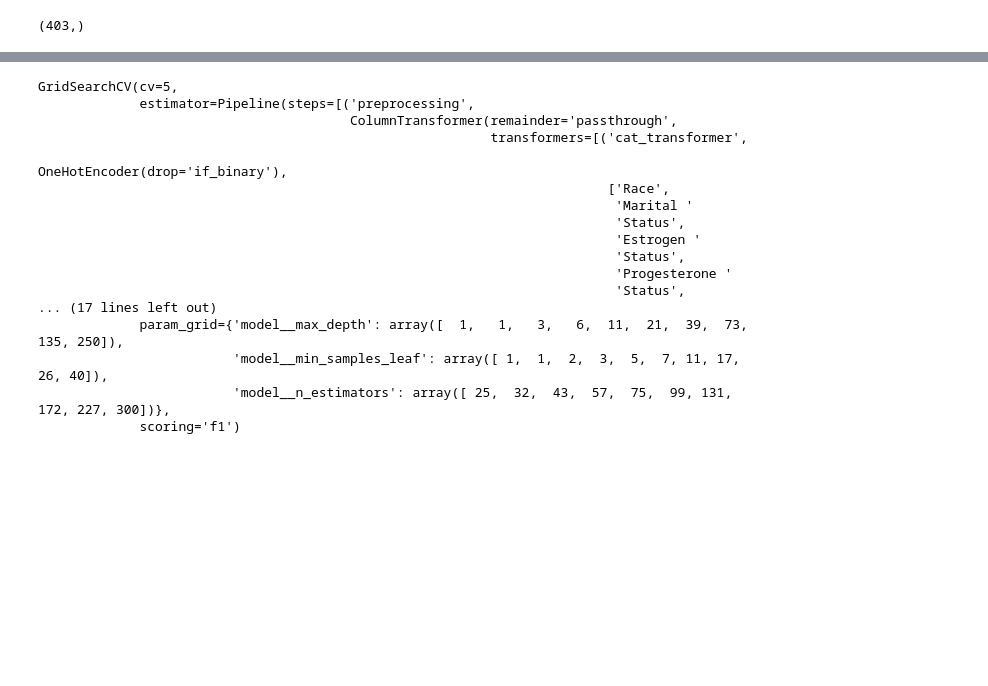
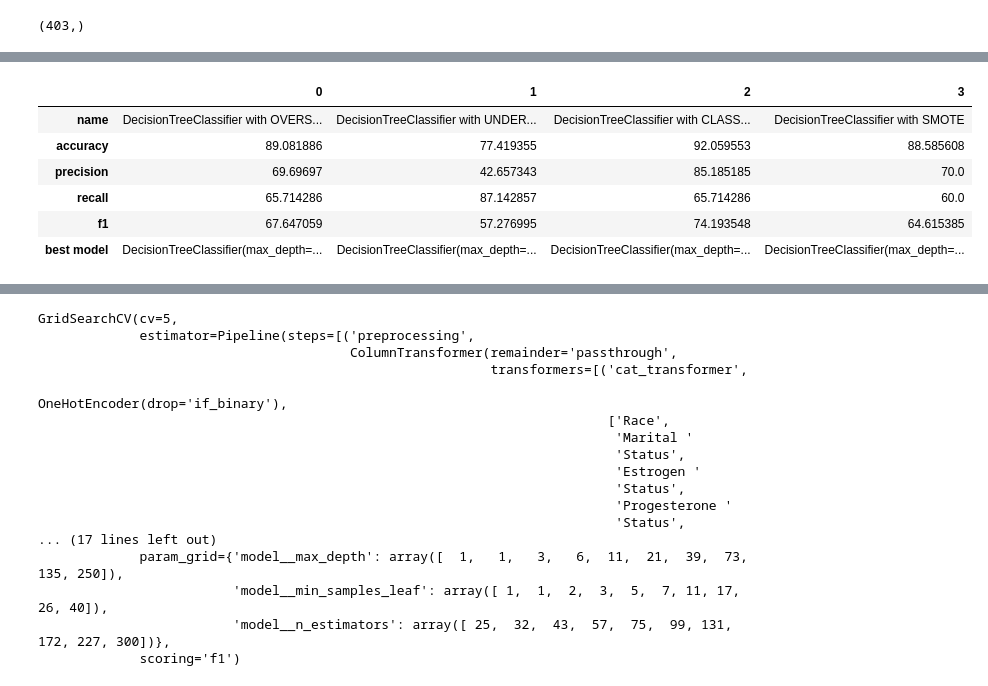
Before and after one commit to Kopy91/seer_breast_cancer, a Jupyter notebook: breast_cancer_ML.ipynb, the cells around one changed output, grey strips where cells are left out. Drawn from its saved outputs; the diff is of its cells as text; code cells hidden in the pictures; blank space fills up the shorter version.

```diff
--- a/breast_cancer_ML.ipynb
+++ b/breast_cancer_ML.ipynb
@@ -96,0 +103,81 @@ cat_cols.append('Estrogen_Progesteron_Status')
+# %%
+from imblearn.over_sampling import SMOTE, RandomOverSampler
+from imblearn.under_sampling import RandomUnderSampler
+from imblearn.pipeline import Pipeline
+from sklearn.tree import DecisionTreeClassifier # pipeline builder can handle
+
+#undersampler = RandomUnderSampler(random_state=42)
+#oversampler = RandomOverSampler(random_state=42)
+#smotesampler = SMOTE(random_state=42)
+
+#tree_clf = DecisionTreeClassifier(random_state=42)
+search_space = {'estimator__max_depth': range(2, 16, 2),
+                'estimator__class_weight': [None, 'balanced']}
+samplers = [('oversampling', RandomOverSampler(random_state=42)),
+            ('undersampling', RandomUnderSampler(random_state=42)),
+            ('class_weights', 'passthrough'),
+            ('smote', SMOTE(random_state=42))
+           ]
+sampling_results = []
+
+# go through every sampler
+for name, sampler in samplers:
+    # sampling
+    imb_pipe = Pipeline([('preprocessing', ColumnTransformer(transformers=[
+                            ('encoder', OneHotEncoder(sparse=False, handle_unknown='ignore'), cat_cols),
+                            ('ord_transformer', OrdinalEncoder(), ord_cols)
+                        ], remainder='passthrough')),
+                        ('sampler', sampler),
+                         ('estimator', DecisionTreeClassifier(random_state=42))
+                        ])
+
+    # gridsearch and CV
+    grid_tree = GridSearchCV(estimator=imb_pipe,
+                        param_grid=search_space,
+                        n_jobs=-1,
+                        cv=5,
+                        scoring='f1')
+
+    grid_tree.fit(features_train, target_train)
+
+    target_pred_tree = grid_tree.predict(features_test)
+
+    score = {'name': "DecisionTreeClassifier with " + name.upper(),
+          'accuracy': accuracy_score(target_test, target_pred_tree) * 100,
+          'precision': precision_score(target_test, target_pred_tree) * 100,
+          'recall': recall_score(target_test, target_pred_tree) * 100,
+          'f1': f1_score(target_test, target_pred_tree) * 100,
+            'best model': grid_tree.best_estimator_.named_steps['estimator']
+         }
+    sampling_results.append(score)
+pd.DataFrame(sampling_results).T
+    # evaluation
+   # model = grid.best_estimator_.named_steps['estimator']
+    #recall = recall_score(target_test, model.predict(features_test_resample))
+    #precision = precision_score(target_test, model.predict(features_test_resample))
+
+    # verbose
+   # print(name.upper())
+    #print(grid.scoring, 'on Validationset:', grid.best_score_ )
+    #print("precision :", precision)
+    #print("recall :", recall)
+    #print(model)
+    #print('#'*11)
+
+    # save
+   # scores = {'name': name,
+   #           'precision': precision,
+   #           'recall': recall,
+   #          }
+   # results.append(scores)
+
+# show results
+#pd.DataFrame(results)
+# %% [output]
+|  | 0 | 1 | 2 | 3 |
+| name | DecisionTreeClassifier with OVERS... | DecisionTreeClassifier with UNDER... | DecisionTreeClassifier with CLASS... | DecisionTreeClassifier with SMOTE |
+| accuracy | 89.081886 | 77.419355 | 92.059553 | 88.585608 |
+| precision | 69.69697 | 42.657343 | 85.185185 | 70.0 |
+| recall | 65.714286 | 87.142857 | 65.714286 | 60.0 |
+| f1 | 67.647059 | 57.276995 | 74.193548 | 64.615385 |
+| best model | DecisionTreeClassifier(max_depth=... | DecisionTreeClassifier(max_depth=... | DecisionTreeClassifier(max_depth=... | DecisionTreeClassifier(max_depth=... |
```
Also changed, not shown: parts of 12 cells of this notebook, 3 other files.
